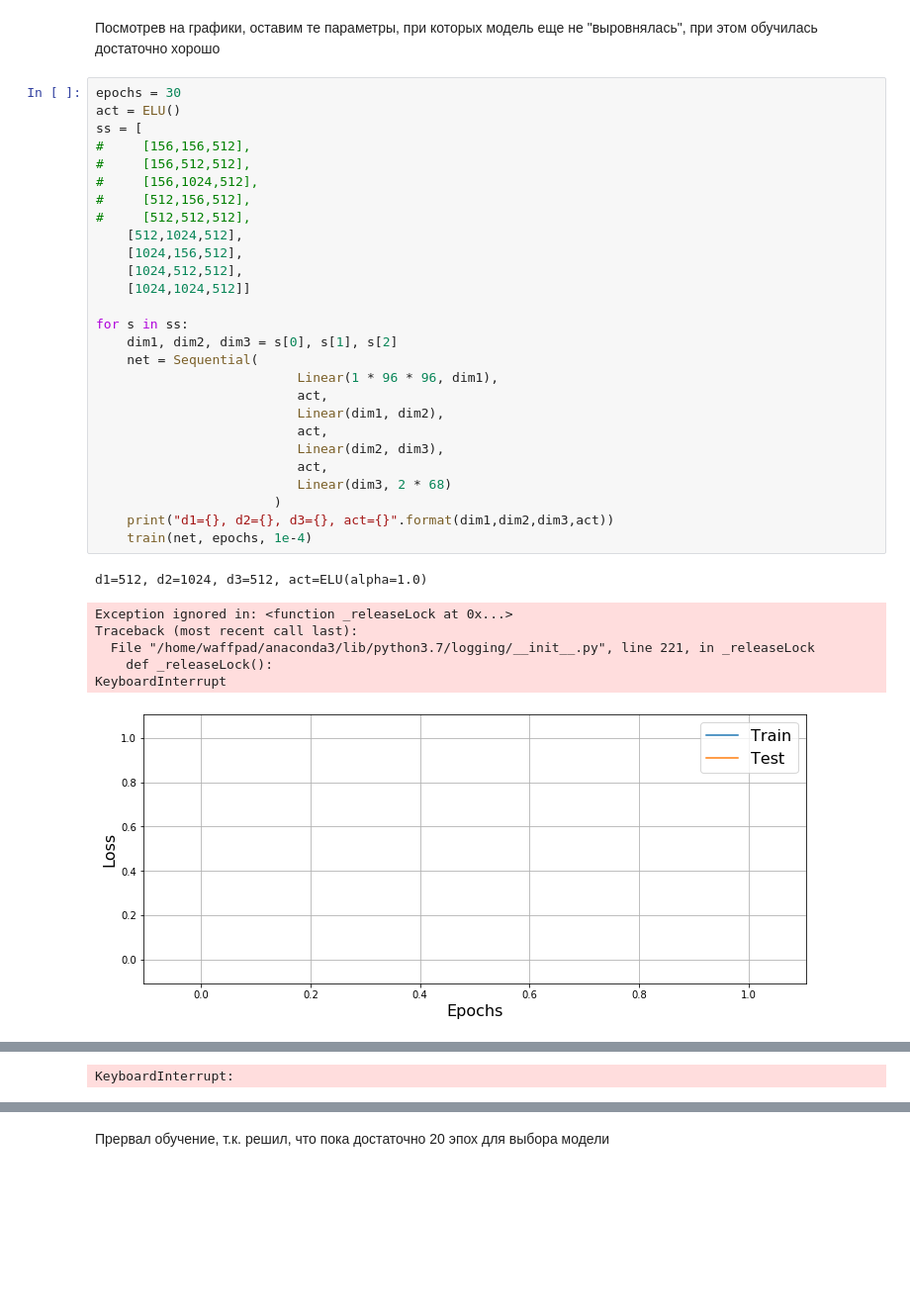
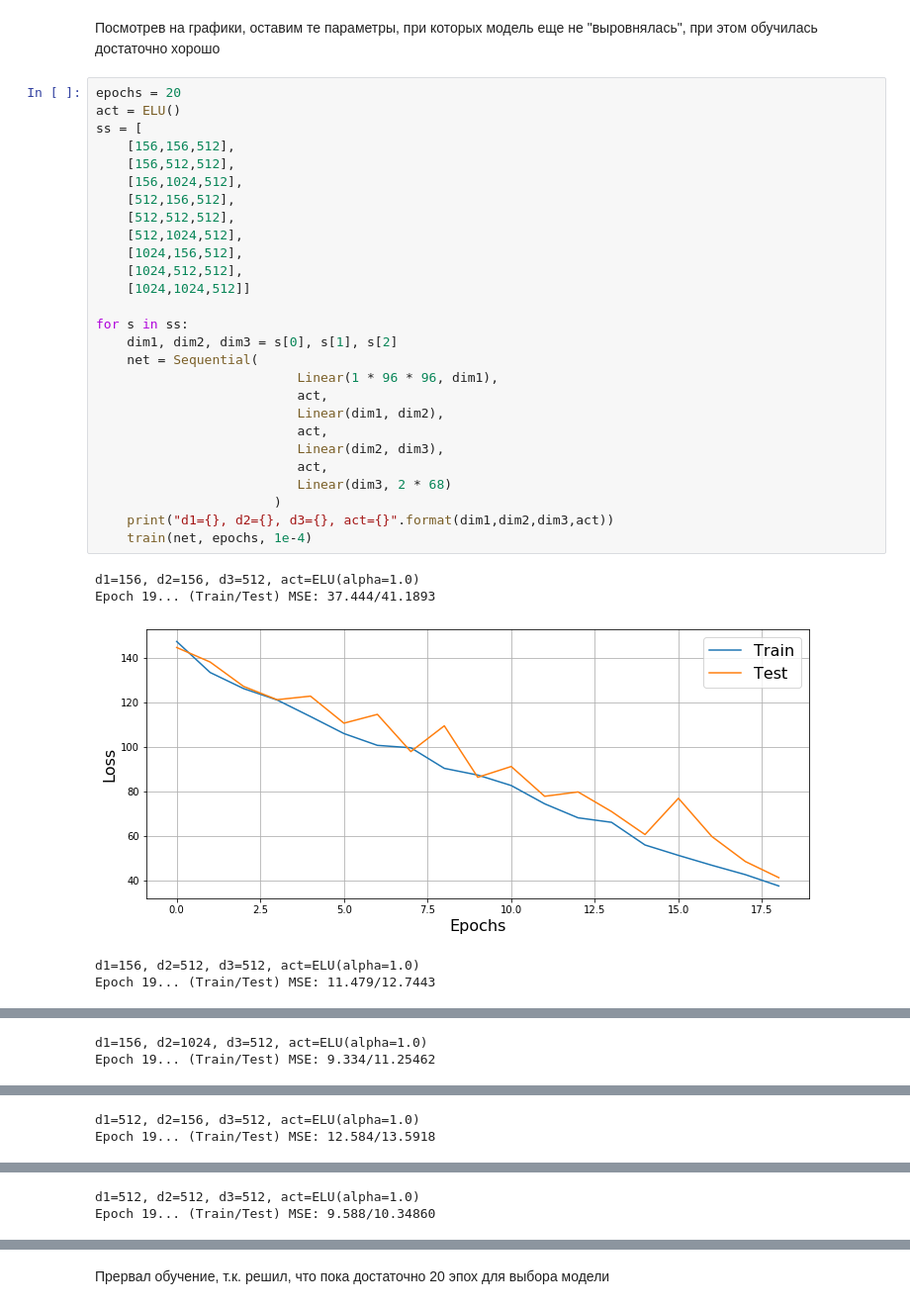
Before and after one commit to excander/neural_networks_sphere_2, a Jupyter notebook: Seminar 3/new/Practice task 3, PyTorch Introduction [SOLVED].ipynb, the cells around one changed output, grey strips where cells are left out. Shown at 99% size. Saved outputs shown, nothing was run; the diff lists cells and outputs as text; blank space fills up the shorter version.

```diff
--- a/Seminar 3/new/Practice task 3, PyTorch Introduction [SOLVED].ipynb
+++ b/Seminar 3/new/Practice task 3, PyTorch Introduction [SOLVED].ipynb
@@ -264,37 +263,35 @@ KeyboardInterrupt:
 # %% [markdown]
 Посмотрев на графики, оставим те параметры, при которых модель еще не "выровнялась", при этом обучилась достаточно хорошо
 # %%
-epochs = 30
+epochs = 20
 act = ELU()
 ss = [
-#     [156,156,512],
-#     [156,512,512],
-#     [156,1024,512],
-#     [512,156,512],
-#     [512,512,512],
+    [156,156,512],
+    [156,512,512],
+    [156,1024,512],
+    [512,156,512],
+    [512,512,512],
     [512,1024,512],
     [1024,156,512],
     [1024,512,512],
     [1024,1024,512]]
 
 for s in ss:
     dim1, dim2, dim3 = s[0], s[1], s[2]
     net = Sequential(
                           Linear(1 * 96 * 96, dim1),
                           act,
                           Linear(dim1, dim2),
                           act,
                           Linear(dim2, dim3),
                           act,
                           Linear(dim3, 2 * 68)
                        )
     print("d1={}, d2={}, d3={}, act={}".format(dim1,dim2,dim3,act))
     train(net, epochs, 1e-4)
 # %% [output]
-d1=512, d2=1024, d3=512, act=ELU(alpha=1.0)
+d1=156, d2=156, d3=512, act=ELU(alpha=1.0)
+Epoch 19... (Train/Test) MSE: 37.444/41.1893
+[figure, new version]
-Exception ignored in: <function _releaseLock at 0x...>
-Traceback (most recent call last):
-  File "/home/waffpad/anaconda3/lib/python3.7/logging/__init__.py", line 221, in _releaseLock
-    def _releaseLock():
-KeyboardInterrupt
+d1=156, d2=512, d3=512, act=ELU(alpha=1.0)
+Epoch 19... (Train/Test) MSE: 11.479/12.7443
-[figure, old version]
@@ -301 +299,2 @@ KeyboardInterrupt
-KeyboardInterrupt:
+d1=156, d2=1024, d3=512, act=ELU(alpha=1.0)
+Epoch 19... (Train/Test) MSE: 9.334/11.25462
@@ -301,0 +302,2 @@ KeyboardInterrupt:
+d1=512, d2=156, d3=512, act=ELU(alpha=1.0)
+Epoch 19... (Train/Test) MSE: 12.584/13.5918
@@ -301,0 +305,2 @@ KeyboardInterrupt:
+d1=512, d2=512, d3=512, act=ELU(alpha=1.0)
+Epoch 19... (Train/Test) MSE: 9.588/10.34860
```
Also changed, not shown: parts of 16 cells of this notebook.
